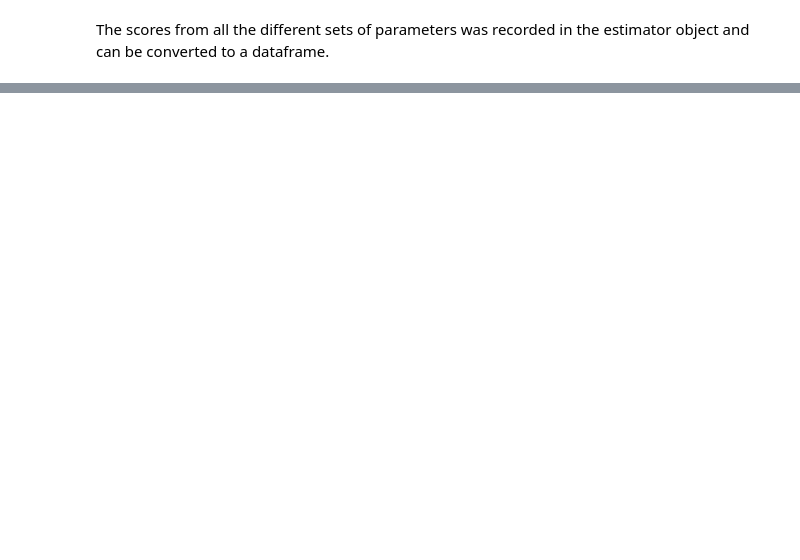
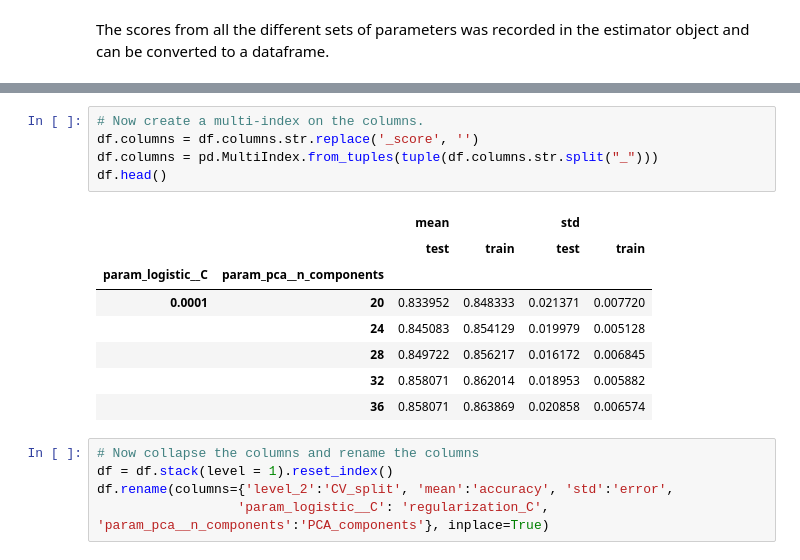
Before and after one commit to IsabelGP/boot-camps, a Jupyter notebook: Data science pipeline.ipynb, the cells around one changed output, grey strips where cells are left out. Cells and saved outputs as stored; diff of their text form; blank space fills up the shorter version.

```diff
--- a/Data science pipeline.ipynb
+++ b/Data science pipeline.ipynb
@@ -247,0 +275,19 @@ We can plot the results on a seaborn facetgrid.
+# %%
+# Now create a multi-index on the columns.
+df.columns = df.columns.str.replace('_score', '')
+df.columns = pd.MultiIndex.from_tuples(tuple(df.columns.str.split("_")))
+df.head()
+# %% [output]
+|  |  | mean |  | std |  |
+|  |  | test | train | test | train |
+| param_logistic__C | param_pca__n_components |  |  |  |  |
+| 0.0001 | 20 | 0.833952 | 0.848333 | 0.021371 | 0.007720 |
+|  | 24 | 0.845083 | 0.854129 | 0.019979 | 0.005128 |
+|  | 28 | 0.849722 | 0.856217 | 0.016172 | 0.006845 |
+|  | 32 | 0.858071 | 0.862014 | 0.018953 | 0.005882 |
+|  | 36 | 0.858071 | 0.863869 | 0.020858 | 0.006574 |
+# %%
+# Now collapse the columns and rename the columns
+df = df.stack(level = 1).reset_index()
+df.rename(columns={'level_2':'CV_split', 'mean':'accuracy', 'std':'error',
+                  'param_logistic__C': 'regularization_C', 'param_pca__n_components':'PCA_components'}, inplace=True)
```
Also changed, not shown: parts of 21 cells of this notebook.
